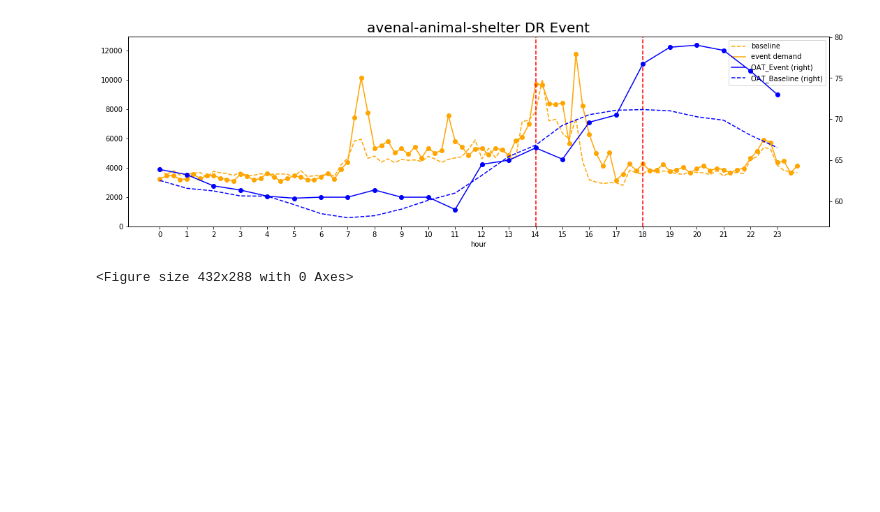
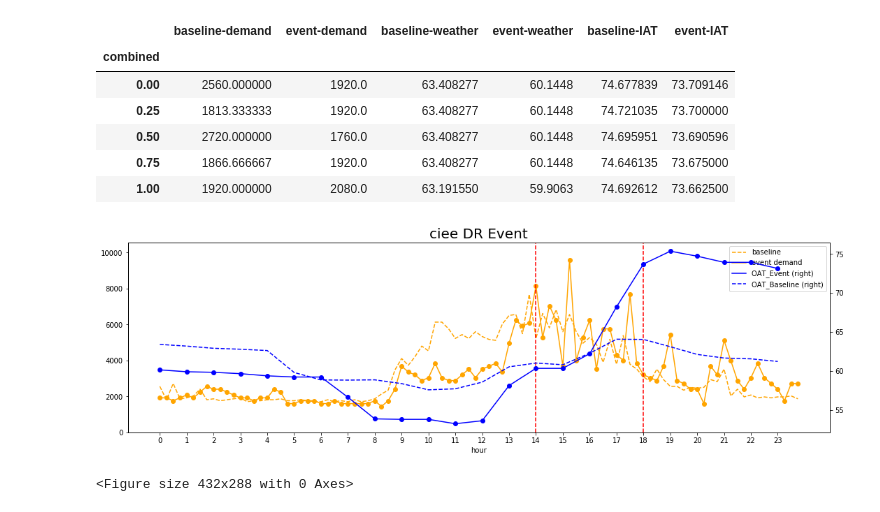
Before and after one commit to jleyden/building-analysis, a Jupyter notebook: src/plot_example.ipynb, the cells around one changed output. Drawn from its saved outputs; the diff is of its cells as text; code cells hidden in the pictures; blank space fills up the shorter version.

Commit message:
function for event data table

```diff
--- a/src/plot_example.ipynb
+++ b/src/plot_example.ipynb
@@ -7,14 +8,26 @@ import matplotlib.pyplot as plt
 # get the mapping from the MDAL queries
 # BASELINE: SCE 10 days before
 # get energy consumed in even vs baseline
-site = ...
+site = 'ciee'
 start = '2018-10-01T00:00:00Z'
 end = '2018-10-19T00:00:00Z'
 event_day = '2018-10-12T00:00:00'
 event_start_hour = 14
 event_end_hour = 18
 
-plot_event(site, event_day, start, end, 14, 18);
+tbl = event_table(site, event_day, start, end, 14, 18);
-# %% [output]
-[figure, removed]
-<Figure size 432x288 with 0 Axes>
+# %%
+tbl.head()
+# %% [output]
+|  | baseline-demand | event-demand | baseline-weather | event-weather | baseline-IAT | event-IAT |
+| combined |  |  |  |  |  |  |
+| 0.00 | 2560.000000 | 1920.0 | 63.408277 | 60.1448 | 74.677839 | 73.709146 |
+| 0.25 | 1813.333333 | 1920.0 | 63.408277 | 60.1448 | 74.721035 | 73.700000 |
+| 0.50 | 2720.000000 | 1760.0 | 63.408277 | 60.1448 | 74.695951 | 73.690596 |
+| 0.75 | 1866.666667 | 1920.0 | 63.408277 | 60.1448 | 74.646135 | 73.675000 |
+| 1.00 | 1920.000000 | 2080.0 | 63.191550 | 59.9063 | 74.692612 | 73.662500 |
+# %%
+plot_event(site, event_day, start, end, 14, 18);
+# %% [output]
+[figure, added]
+<Figure size 432x288 with 0 Axes>
```
Also changed, not shown: parts of 1 cell of this notebook, 2 other files.
